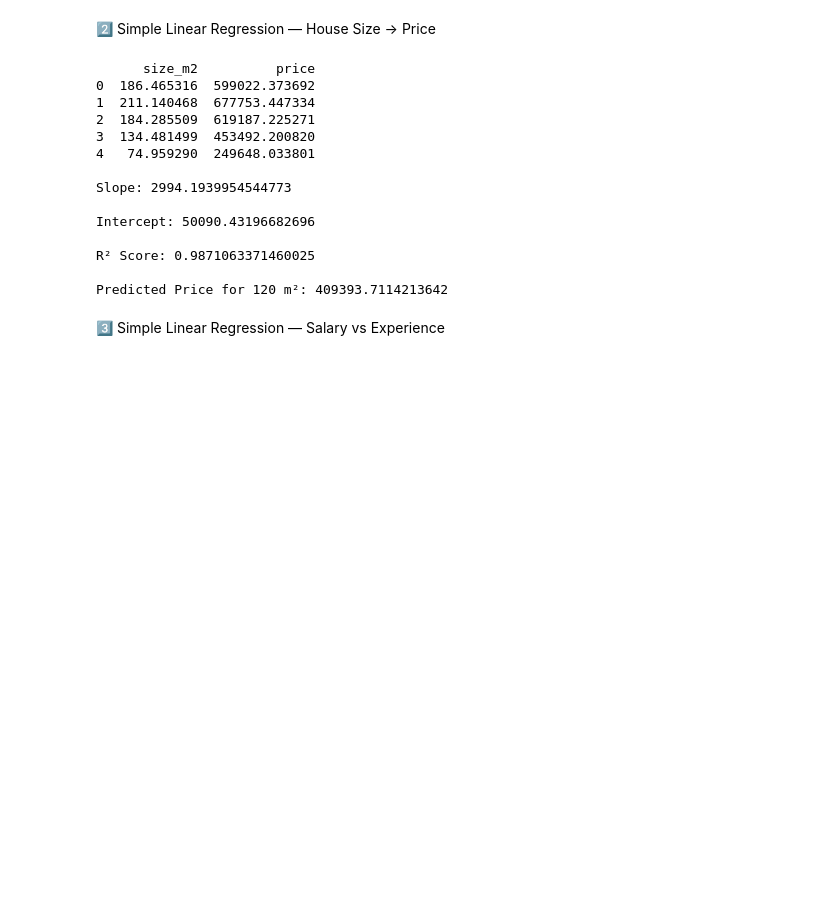
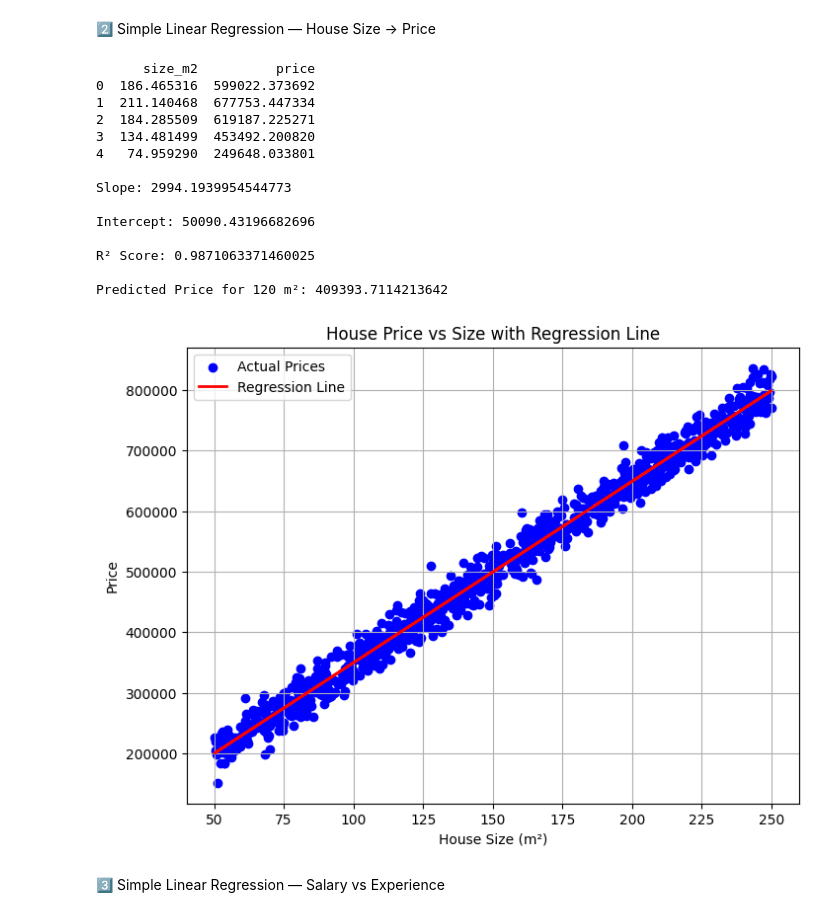
Before and after one commit to Vinotha2005/LR-PRACTISE, a Jupyter notebook: task.ipynb, the cells around one changed output. Saved outputs shown, nothing was run; the diff lists cells and outputs as text; code cells hidden in the pictures; blank space fills up the shorter version.

```diff
--- a/task.ipynb
+++ b/task.ipynb
@@ -50,33 +62,44 @@ print(df.head())
 X = df[['size_m2']]
 y = df['price']
 
 model = LinearRegression()
 model.fit(X, y)
 
 print("\nSlope:", model.coef_[0])
 print("\nIntercept:", model.intercept_)
 
 y_pred = model.predict(X)
 print("\nR² Score:", r2_score(y, y_pred))
 
 
 pred = model.predict(pd.DataFrame({'size_m2': [120]}))
 print("\nPredicted Price for 120 m²:", pred[0])
+
+plt.figure(figsize=(8,6))
+plt.scatter(X, y, color='blue', label='Actual Prices')
+plt.plot(X, y_pred, color='red', linewidth=2, label='Regression Line')
+plt.xlabel("House Size (m²)")
+plt.ylabel("Price")
+plt.title("House Price vs Size with Regression Line")
+plt.legend()
+plt.grid(True)
+plt.show()
 # %% [output]
       size_m2          price
 0  186.465316  599022.373692
 1  211.140468  677753.447334
 2  184.285509  619187.225271
 3  134.481499  453492.200820
 4   74.959290  249648.033801
 
 Slope: 2994.1939954544773
 
 Intercept: 50090.43196682696
 
 R² Score: 0.9871063371460025
 
 Predicted Price for 120 m²: 409393.7114213642
+[figure, added]
 # %% [markdown]
 3️⃣ Simple Linear Regression — Salary vs Experience
 # %%
```
Also changed, not shown: parts of 4 cells of this notebook.
